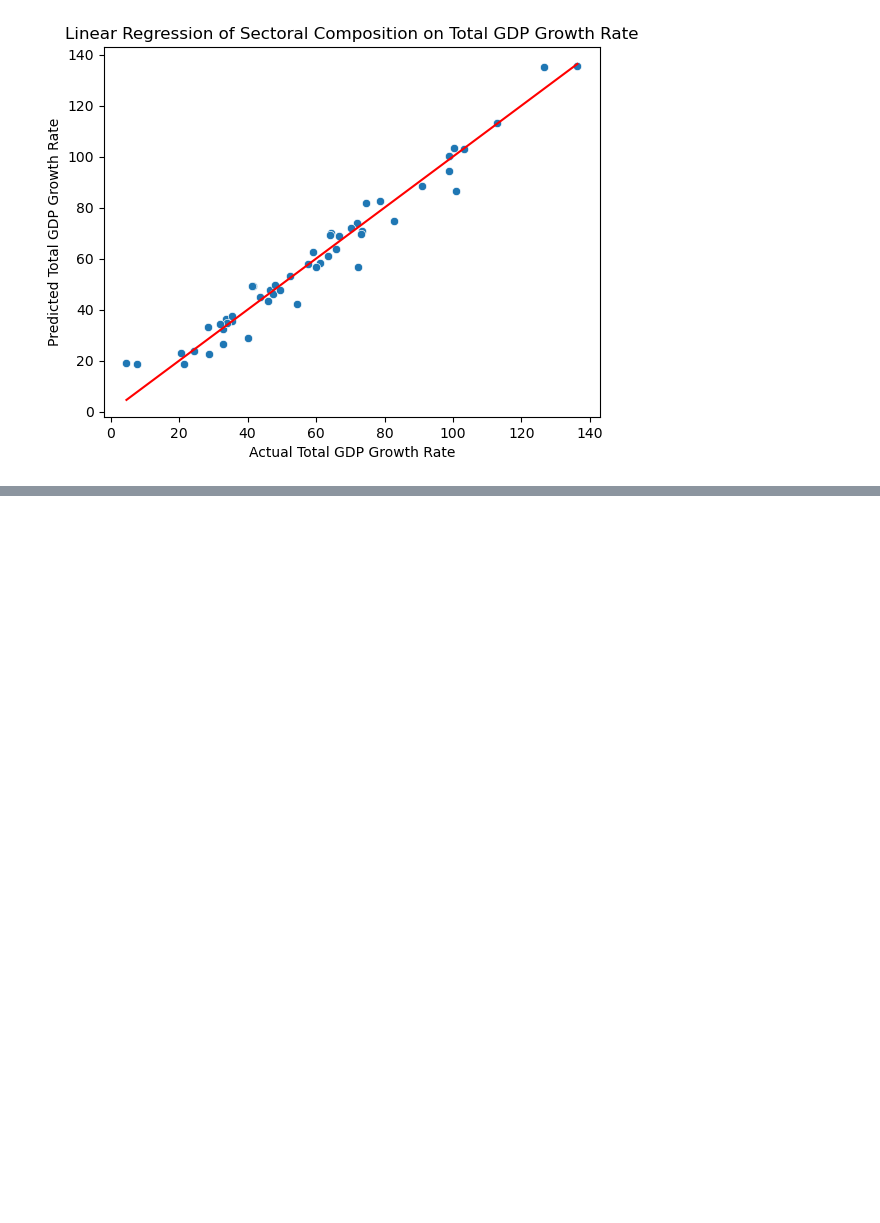
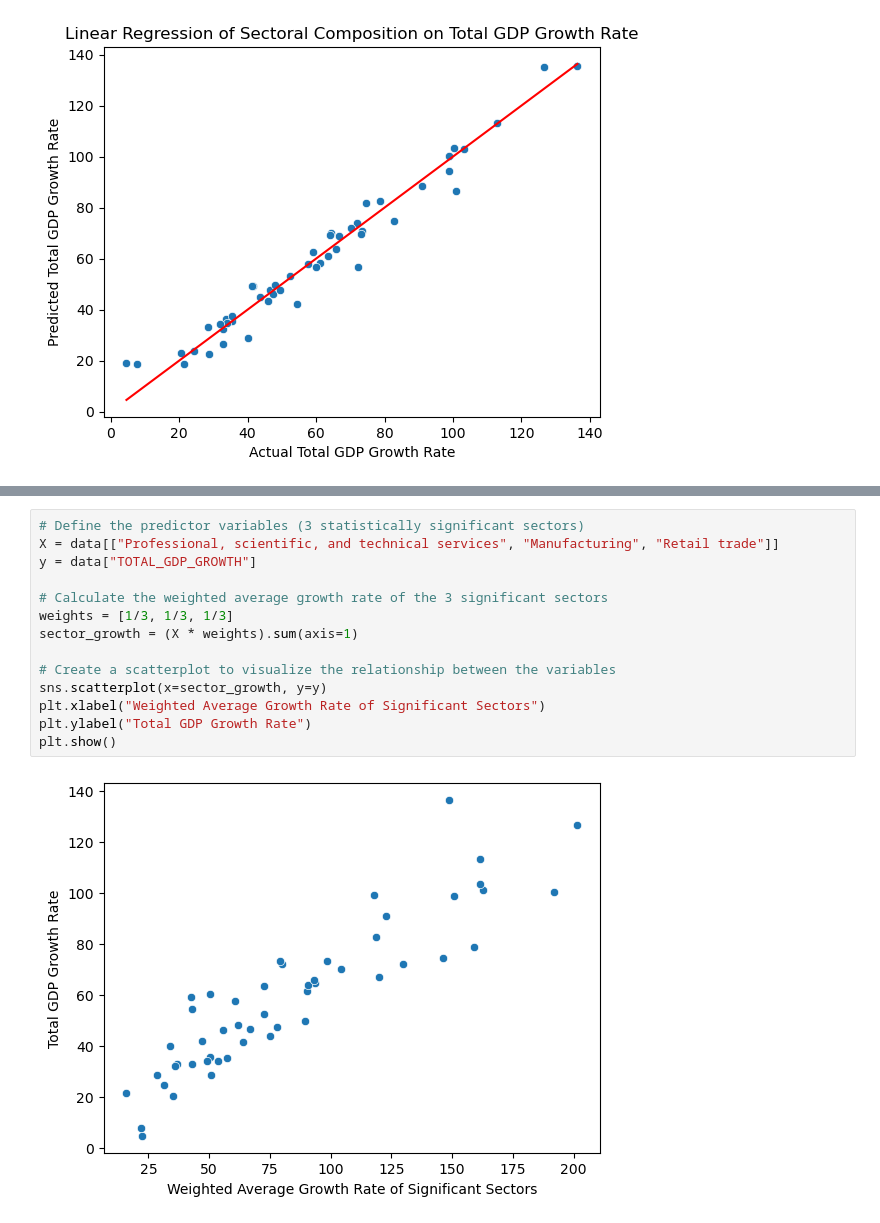
Before and after one commit to zachpinto/gdp-by-state, a Jupyter notebook: notebooks/03-ztwp-modelling.ipynb, the cells around one changed output, grey strips where cells are left out. Saved outputs shown, nothing was run; the diff lists cells and outputs as text; blank space fills up the shorter version.

```diff
--- a/notebooks/03-ztwp-modelling.ipynb
+++ b/notebooks/03-ztwp-modelling.ipynb
@@ -135,0 +333,16 @@ plt.show()
+# %%
+# Define the predictor variables (3 statistically significant sectors)
+X = data[["Professional, scientific, and technical services", "Manufacturing", "Retail trade"]]
+y = data["TOTAL_GDP_GROWTH"]
+
+# Calculate the weighted average growth rate of the 3 significant sectors
+weights = [1/3, 1/3, 1/3]
+sector_growth = (X * weights).sum(axis=1)
+
+# Create a scatterplot to visualize the relationship between the variables
+sns.scatterplot(x=sector_growth, y=y)
+plt.xlabel("Weighted Average Growth Rate of Significant Sectors")
+plt.ylabel("Total GDP Growth Rate")
+plt.show()
+# %% [output]
+[figure, added]
```
Also changed, not shown: parts of 19 cells of this notebook, 2 other files.
